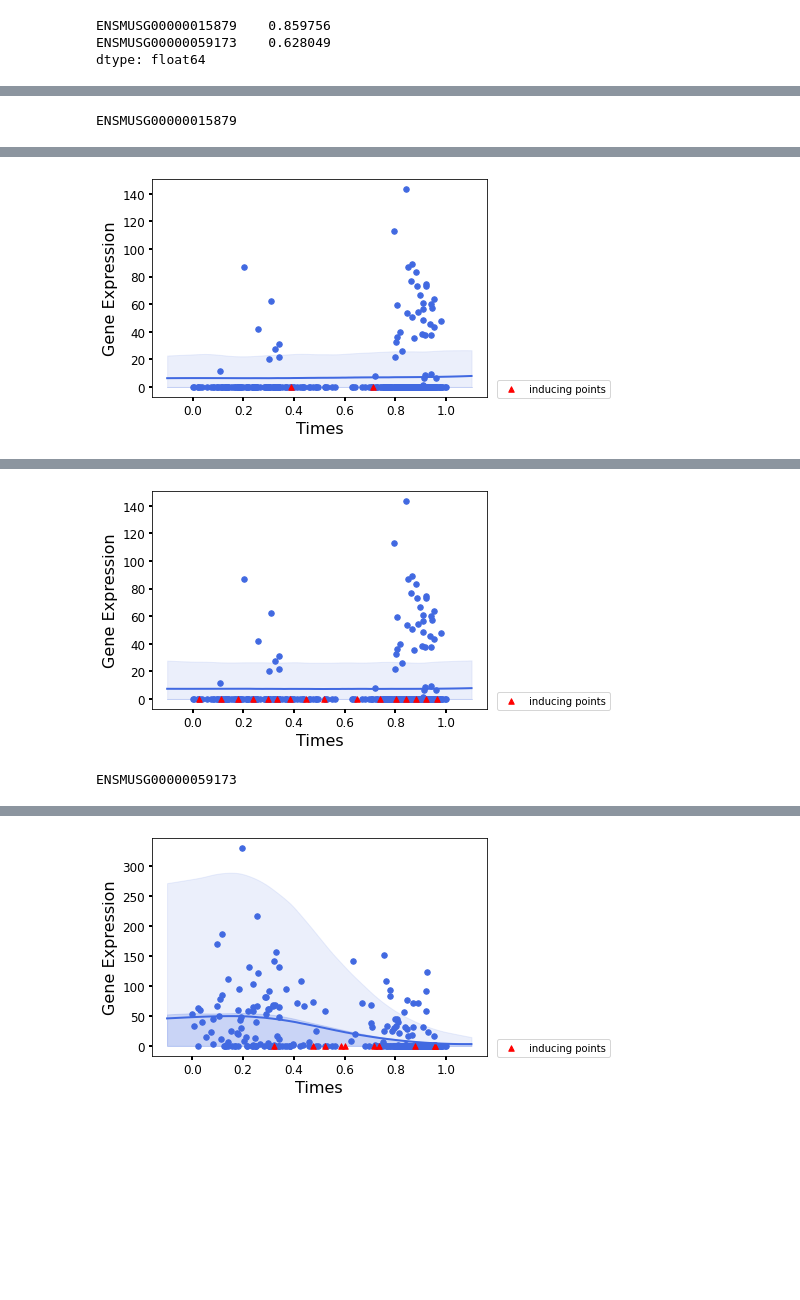
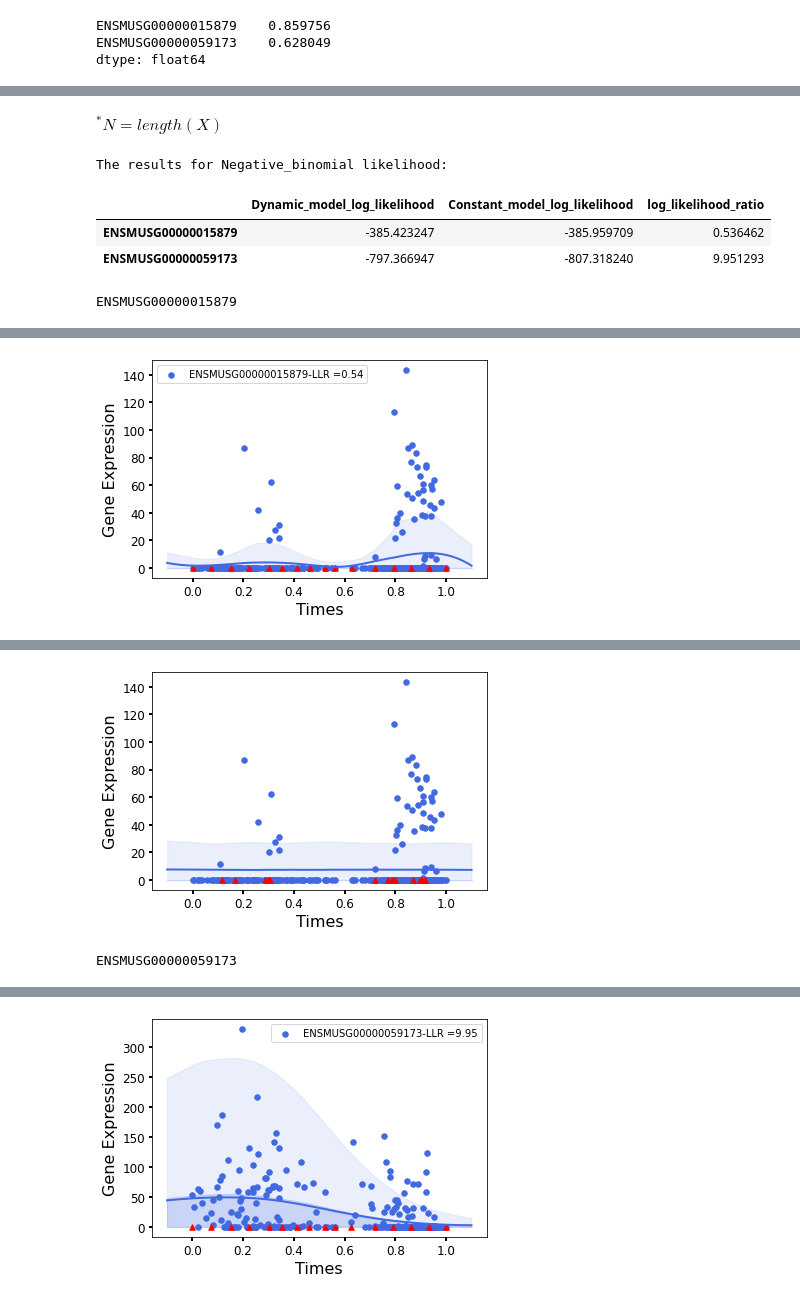
Before and after one commit to ManchesterBioinference/GPcounts, a Jupyter notebook: demo_notebooks/scRNA-Seq_time_series.ipynb, the cells around one changed output, grey strips where cells are left out. Cells and saved outputs as stored; diff of their text form; code cells hidden in the pictures; blank space fills up the shorter version.

Commit message:
sparse GPcounts(RobustGP)

```diff
--- a/demo_notebooks/scRNA-Seq_time_series.ipynb
+++ b/demo_notebooks/scRNA-Seq_time_series.ipynb
@@ -72,5 +93,17 @@ display(results)
+# %% [markdown]
+$^* N = length(X)$
 # %%
+sparse = True
+gp_counts = Fit_GPcounts(X,Y.loc[genes_name],sparse = sparse,safe_mode = True) # use sparse inference
+
+results = gp_counts.One_sample_test(likelihood)
+print('The results for '+likelihood+' likelihood:')
+display(results)
 params = gp_counts.load_predict_models(genes_name,test_name,likelihood)
-plot(params,X.values,Y.loc[genes_name],sparse)
+plot(params,X.values,Y.loc[genes_name],results,sparse)
 # %% [output]
-ENSMUSG00000015879
+The results for Negative_binomial likelihood:
+|  | Dynamic_model_log_likelihood | Constant_model_log_likelihood | log_likelihood_ratio |
+| ENSMUSG00000015879 | -385.423247 | -385.959709 | 0.536462 |
+| ENSMUSG00000059173 | -797.366947 | -807.318240 | 9.951293 |
+ENSMUSG00000015879
@@ -77 +118 @@ ENSMUSG00000015879
-[figure, old version]
+[figure, new version]
@@ -78,2 +126,2 @@ ENSMUSG00000015879
-[figure, old version]
+[figure, new version]
-ENSMUSG00000059173
+ENSMUSG00000059173
@@ -80 +136 @@ ENSMUSG00000059173
-[figure, old version]
+[figure, new version]
```
Also changed, not shown: parts of 23 cells of this notebook, 37 other files.
